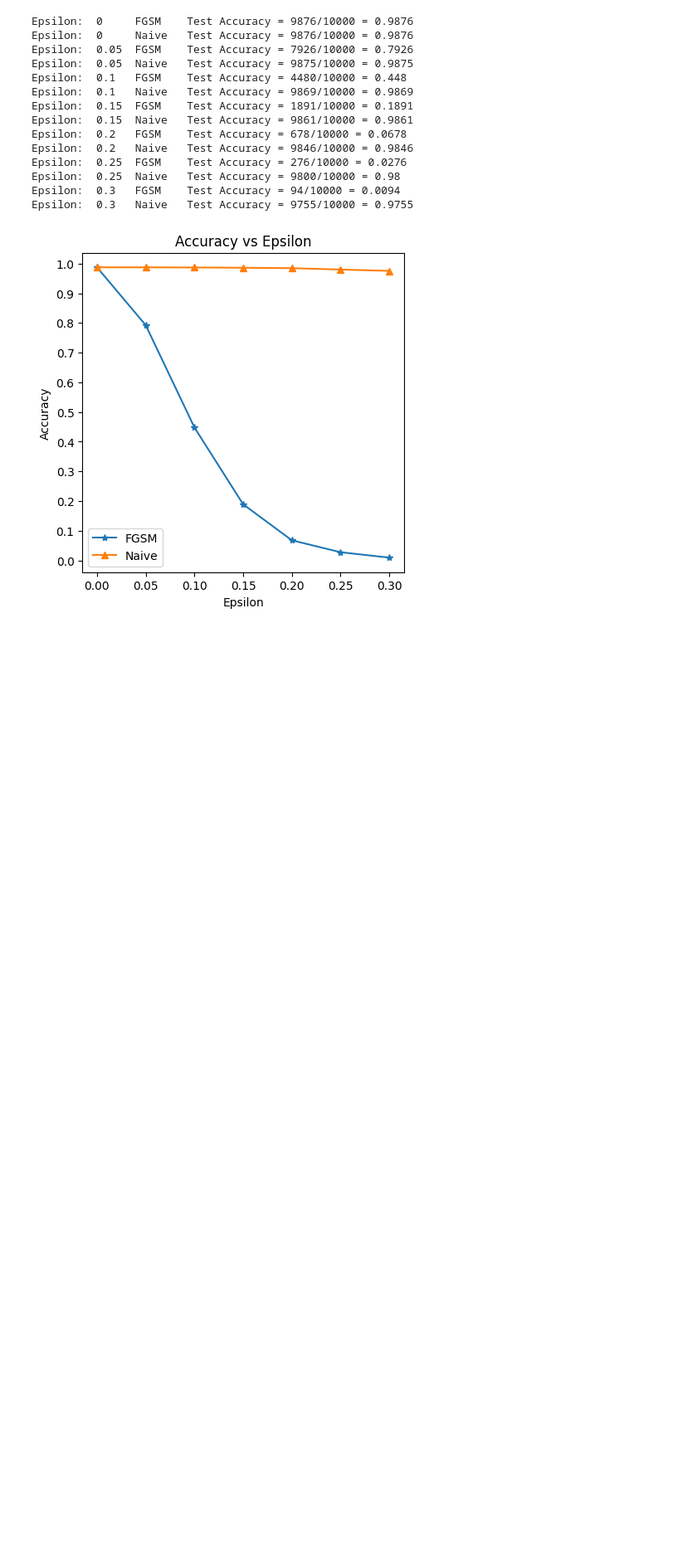
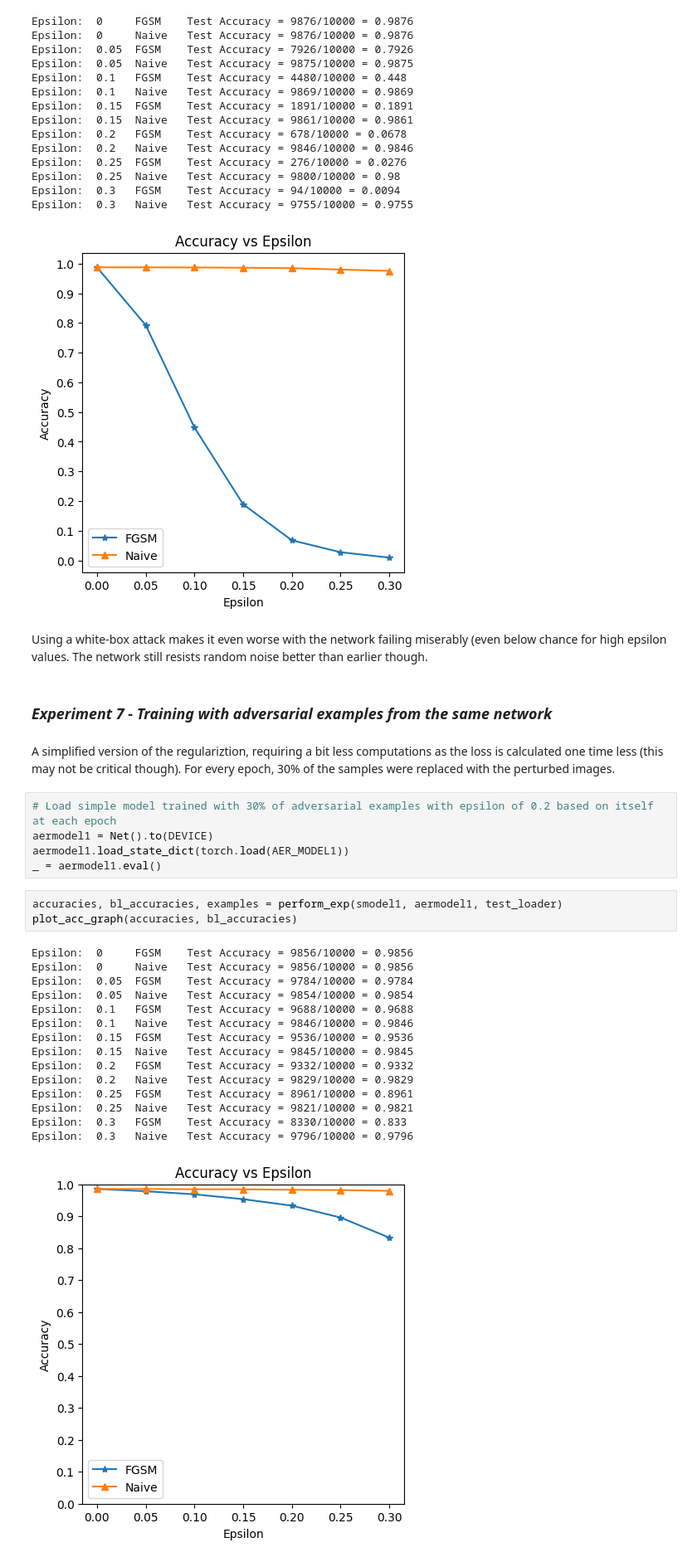
Before and after one commit to LiorSukman/Adversarial-Examples, a Jupyter notebook: Goodfellow2014_exp.ipynb, the cells around one changed output. Shown at 83% size. Saved outputs shown, nothing was run; the diff lists cells and outputs as text; blank space fills up the shorter version.

```diff
--- a/Goodfellow2014_exp.ipynb
+++ b/Goodfellow2014_exp.ipynb
@@ -442,3 +518,33 @@ Epsilon:  0.25  Naive   Test Accuracy = 9800/10000 = 0.98
 Epsilon:  0.3   FGSM    Test Accuracy = 94/10000 = 0.0094
 Epsilon:  0.3   Naive   Test Accuracy = 9755/10000 = 0.9755
 [figure]
+# %% [markdown]
+Using a white-box attack makes it even worse with the network failing miserably (even below chance for high epsilon values. The network still resists random noise better than earlier though.
+# %% [markdown]
+### *Experiment 7 - Training with adversarial examples from the same network*
+# %% [markdown]
+A simplified version of the regulariztion, requiring a bit less computations as the loss is calculated one time less (this may not be critical though). For every epoch, 30% of the samples were replaced with the perturbed images.
+# %%
+# Load simple model trained with 30% of adversarial examples with epsilon of 0.2 based on itself at each epoch
+aermodel1 = Net().to(DEVICE)
+aermodel1.load_state_dict(torch.load(AER_MODEL1))
+_ = aermodel1.eval()
+# %%
+accuracies, bl_accuracies, examples = perform_exp(smodel1, aermodel1, test_loader)
+plot_acc_graph(accuracies, bl_accuracies)
+# %% [output]
+Epsilon:  0     FGSM    Test Accuracy = 9856/10000 = 0.9856
+Epsilon:  0     Naive   Test Accuracy = 9856/10000 = 0.9856
+Epsilon:  0.05  FGSM    Test Accuracy = 9784/10000 = 0.9784
+Epsilon:  0.05  Naive   Test Accuracy = 9854/10000 = 0.9854
+Epsilon:  0.1   FGSM    Test Accuracy = 9688/10000 = 0.9688
+Epsilon:  0.1   Naive   Test Accuracy = 9846/10000 = 0.9846
+Epsilon:  0.15  FGSM    Test Accuracy = 9536/10000 = 0.9536
+Epsilon:  0.15  Naive   Test Accuracy = 9845/10000 = 0.9845
+Epsilon:  0.2   FGSM    Test Accuracy = 9332/10000 = 0.9332
+Epsilon:  0.2   Naive   Test Accuracy = 9829/10000 = 0.9829
+Epsilon:  0.25  FGSM    Test Accuracy = 8961/10000 = 0.8961
+Epsilon:  0.25  Naive   Test Accuracy = 9821/10000 = 0.9821
+Epsilon:  0.3   FGSM    Test Accuracy = 8330/10000 = 0.833
+Epsilon:  0.3   Naive   Test Accuracy = 9796/10000 = 0.9796
+[figure, added]
```
Also changed, not shown: parts of 30 cells of this notebook, 4 other files.
